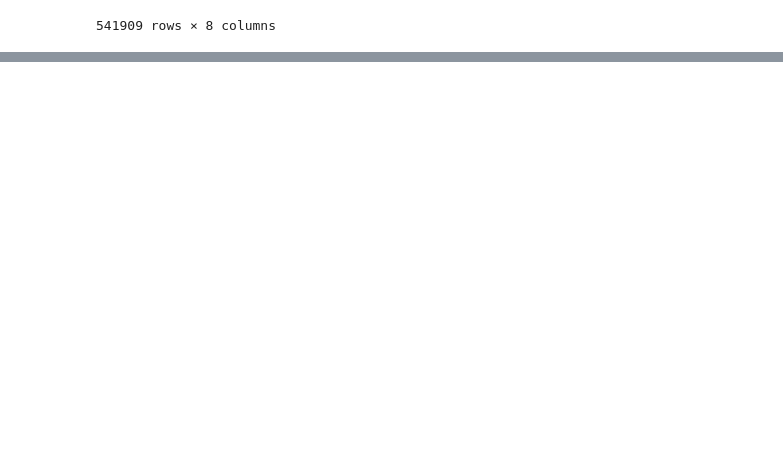
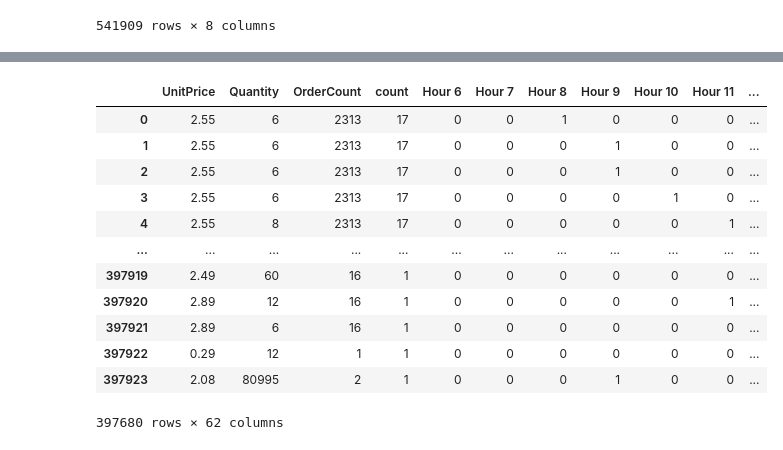
Before and after one commit to Denisalik/Data-minning, a Jupyter notebook: s3/pca.ipynb, the cells around one changed output, grey strips where cells are left out. Saved outputs shown, nothing was run; the diff lists cells and outputs as text; code cells hidden in the pictures; blank space fills up the shorter version.

```diff
--- a/s3/pca.ipynb
+++ b/s3/pca.ipynb
@@ -52,0 +57,54 @@ PCA()
+# %%
+X['Time'] = pd.to_datetime(X['InvoiceDate']).dt.hour
+X["DayOfTheWeek"] = X["InvoiceDate"].dt.day_name()
+
+times = pd.get_dummies(X["Time"], dummy_na=False)
+timesColumns={i: "Hour " + str(i) for i in range(6,21)}#6-20
+times = times.rename(columns=timesColumns)
+X = X.drop('Time', axis = 1, errors='ignore')
+# Join the encoded df
+X = X.join(times)
+
+days = pd.get_dummies(X["DayOfTheWeek"], dummy_na=False)
+X = X.drop('DayOfTheWeek', axis = 1, errors='ignore')
+# Join the encoded df
+X = X.join(days)
+
+X = X.drop(["InvoiceDate"], axis=1)
+
+countries = pd.get_dummies(X["Country"], dummy_na=False)
+X = X.drop('Country', axis = 1, errors='ignore')
+# Join the encoded df
+X = X.join(countries)
+X = X[X["Unspecified"]==0]
+X = X.drop(["Unspecified"], axis=1)
+
+# customers = pd.get_dummies(X["CustomerID"], dummy_na=False)
+X = X.drop('CustomerID', axis = 1, errors='ignore')
+# Join the encoded df
+# X = X.join(customers)
+
+le_product = LabelEncoder()
+products = le_product.fit_transform(X["StockCode"].apply(str))
+# products = pd.get_dummies(X["StockCode"], dummy_na=False)
+X = X.drop('StockCode', axis = 1, errors='ignore')
+# # Join the encoded df
+X = X.join(pd.DataFrame(products, columns=["Product"]))
+
+le_product_mapping = dict(zip(le_product.transform(le_product.classes_), le_product.classes_))
+
+X
+# %% [output]
+|  | UnitPrice | Quantity | OrderCount | count | Hour 6 | Hour 7 | Hour 8 | Hour 9 | Hour 10 | Hour 11 | ... |
+| 0 | 2.55 | 6 | 2313 | 17 | 0 | 0 | 1 | 0 | 0 | 0 | ... |
+| 1 | 2.55 | 6 | 2313 | 17 | 0 | 0 | 0 | 1 | 0 | 0 | ... |
+| 2 | 2.55 | 6 | 2313 | 17 | 0 | 0 | 0 | 1 | 0 | 0 | ... |
+| 3 | 2.55 | 6 | 2313 | 17 | 0 | 0 | 0 | 0 | 1 | 0 | ... |
+| 4 | 2.55 | 8 | 2313 | 17 | 0 | 0 | 0 | 0 | 0 | 1 | ... |
+| ... | ... | ... | ... | ... | ... | ... | ... | ... | ... | ... | ... |
+| 397919 | 2.49 | 60 | 16 | 1 | 0 | 0 | 0 | 0 | 0 | 0 | ... |
+| 397920 | 2.89 | 12 | 16 | 1 | 0 | 0 | 0 | 0 | 0 | 1 | ... |
+| 397921 | 2.89 | 6 | 16 | 1 | 0 | 0 | 0 | 0 | 0 | 0 | ... |
+| 397922 | 0.29 | 12 | 1 | 1 | 0 | 0 | 0 | 0 | 0 | 0 | ... |
+| 397923 | 2.08 | 80995 | 2 | 1 | 0 | 0 | 0 | 1 | 0 | 0 | ... |
+397680 rows × 62 columns
```
Also changed, not shown: parts of 12 cells of this notebook, 1 other file.
